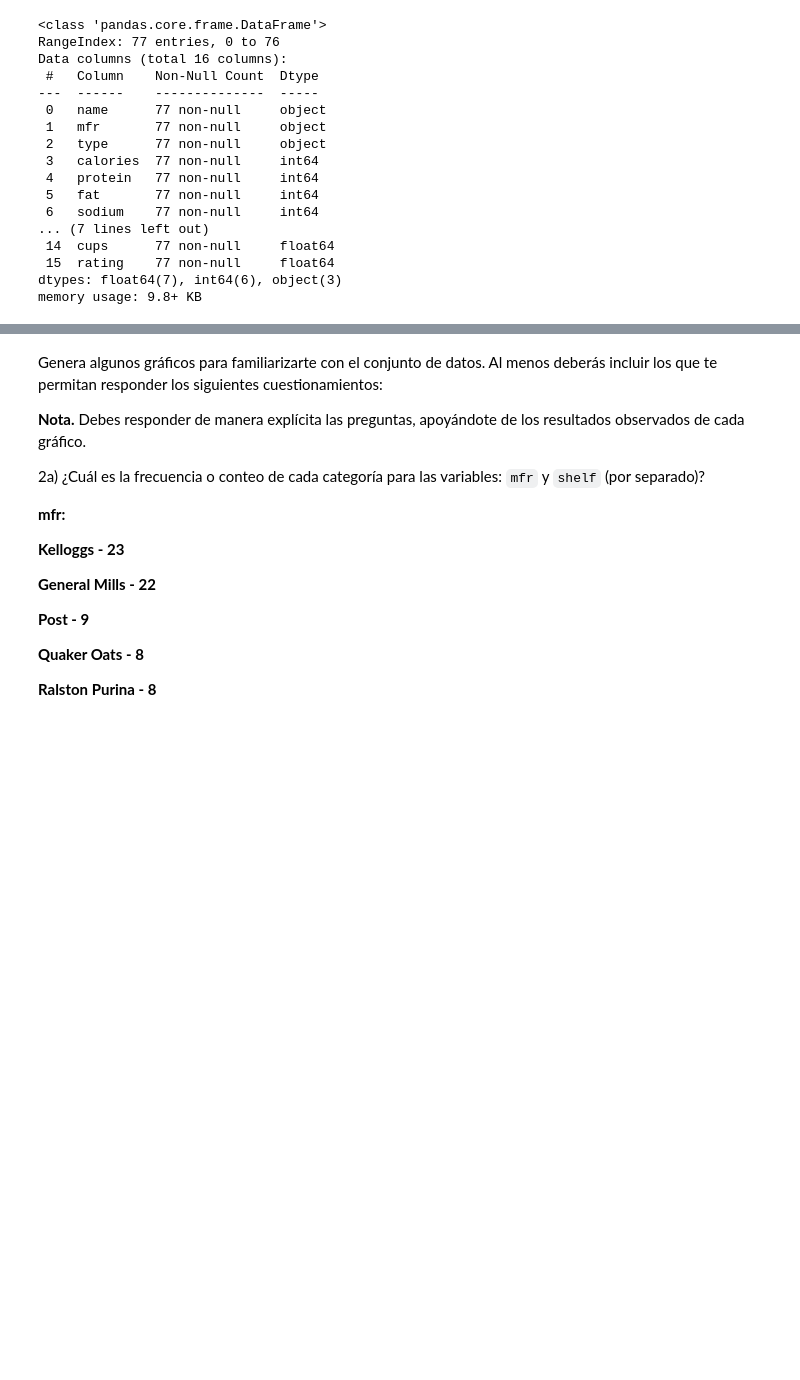
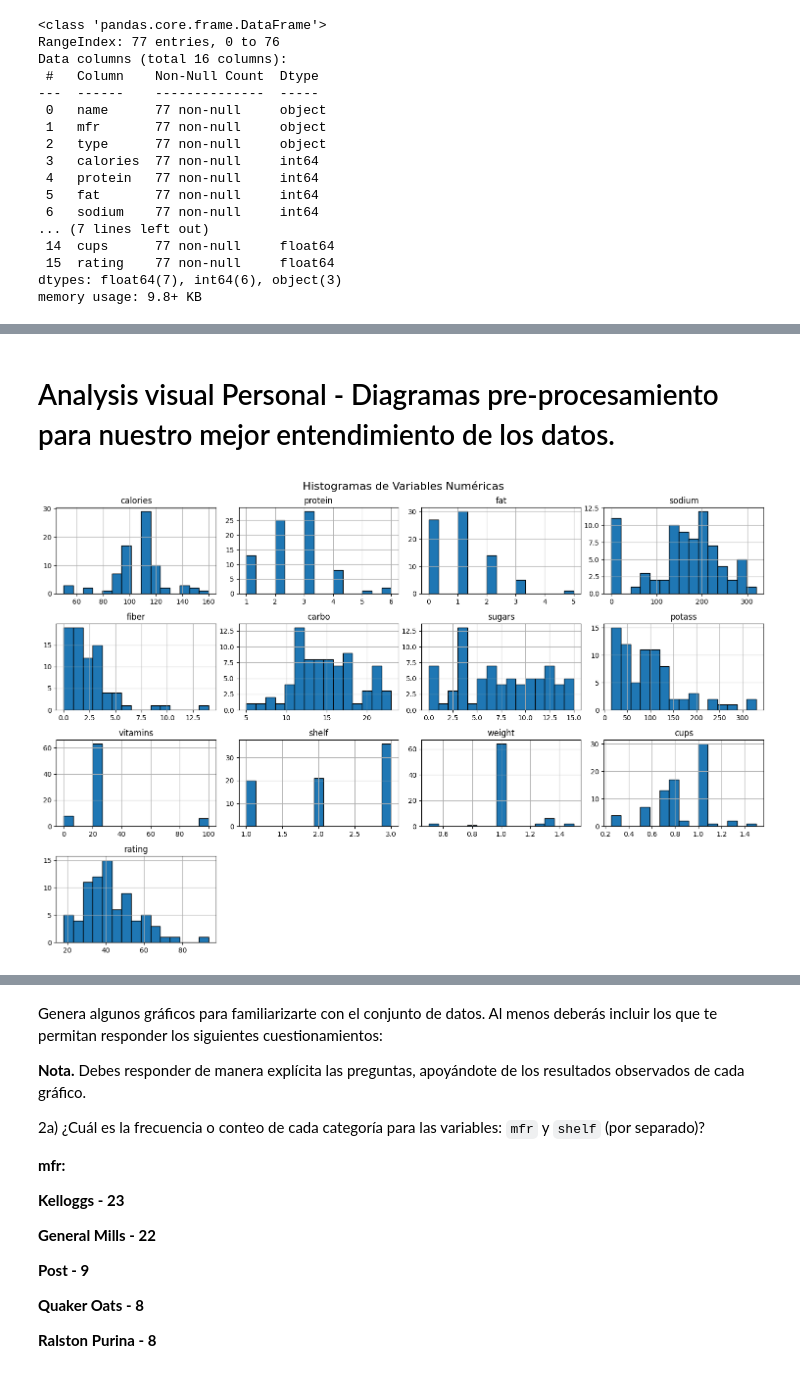
Before and after one commit to GeminiNetSailor/Data-science-and-analytics, a Jupyter notebook: 7.2 Actividad 7. PCA/Actividad7PCA_Equipo04.ipynb, the cells around one changed output, grey strips where cells are left out. Drawn from its saved outputs; the diff is of its cells as text; code cells hidden in the pictures; blank space fills up the shorter version.

```diff
--- a/7.2 Actividad 7. PCA/Actividad7PCA_Equipo04.ipynb
+++ b/7.2 Actividad 7. PCA/Actividad7PCA_Equipo04.ipynb
@@ -79,6 +79,9 @@ cereals_df
 # %%
 dfn = cereals_df.select_dtypes(include=np.number).columns.tolist()
 dfc = cereals_df.select_dtypes(exclude=np.number).columns.tolist()
+# %%
+# Listar las columnas numéricas
+numeric_columns = cereals_df.select_dtypes(include=np.number).columns
 # %%
 cereals_df.info()
 # %% [output]
@@ -105,0 +130,10 @@ cereals_df.describe().T
+# %% [markdown]
+# Analysis visual Personal - Diagramas pre-procesamiento para nuestro mejor entendimiento de los datos.
+# %%
+# Crear histogramas para cada columna numérica
+cereals_df[numeric_columns].hist(figsize=(15, 10), bins=15, edgecolor='black')
+plt.suptitle('Histogramas de Variables Numéricas', fontsize=16)
+plt.tight_layout()
+plt.show()
+# %% [output]
+[figure, added]
```
Also changed, not shown: parts of 37 cells of this notebook.
